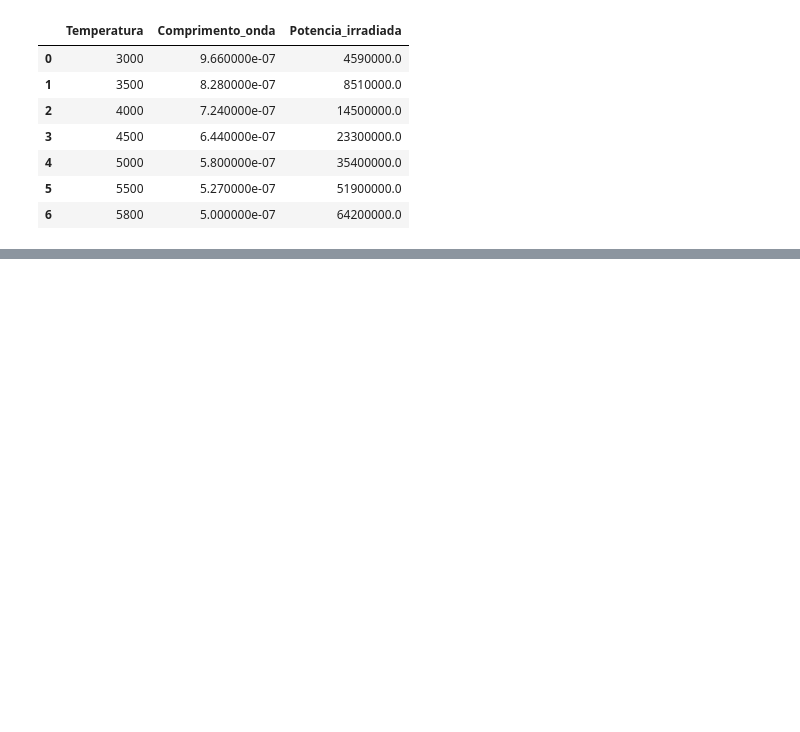
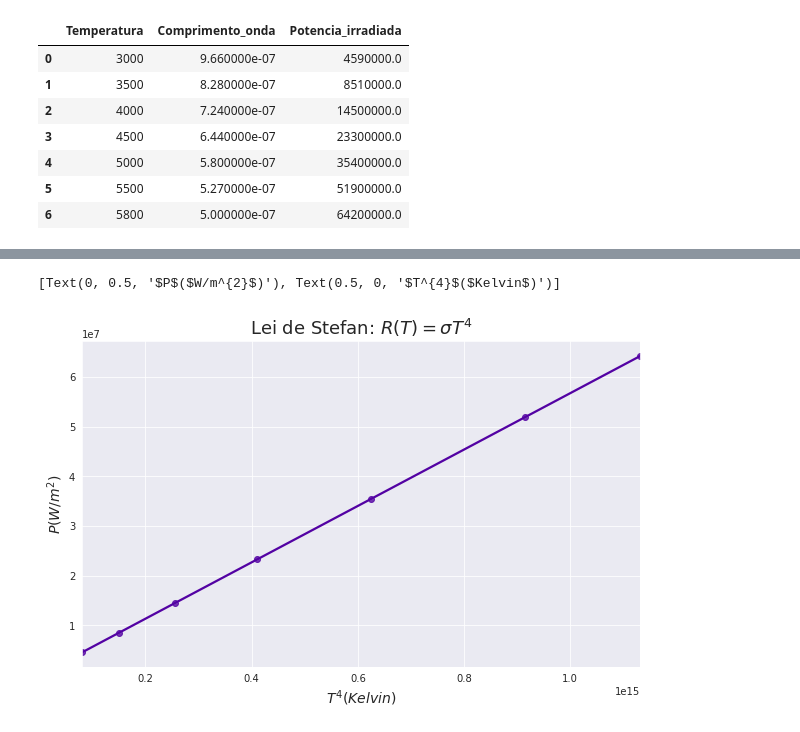
Before and after one commit to ConradBitt/LaboratorioFisicaModerna, a Jupyter notebook: Laboratório de Física Moderna.ipynb, the cells around one changed output, grey strips where cells are left out. Saved outputs shown, nothing was run; the diff lists cells and outputs as text; code cells hidden in the pictures; blank space fills up the shorter version.

```diff
--- a/Laboratório de Física Moderna.ipynb
+++ b/Laboratório de Física Moderna.ipynb
@@ -160,0 +190,13 @@ dados_lei_stefan
+# %%
+dados_lei_stefan['T4'] = dados_lei_stefan['Temperatura']**4
+
+plt.figure(figsize=(10,6))
+ax_lei_stefan = sns.regplot(x= 'T4',
+                          y = 'Potencia_irradiada',
+                          data=dados_lei_stefan)
+ax_lei_stefan.set_title('Lei de Stefan: $R(T) = \sigma T^{4}$', fontsize=18)
+plt.rcParams["axes.labelsize"] = 16
+ax_lei_stefan.set(xlabel=r'$T^{4}$($Kelvin$)', ylabel=r'$P$($W/m^{2}$)')
+# %% [output]
+[Text(0, 0.5, '$P$($W/m^{2}$)'), Text(0.5, 0, '$T^{4}$($Kelvin$)')]
+[figure, added]
```
Also changed, not shown: parts of 5 cells of this notebook.
